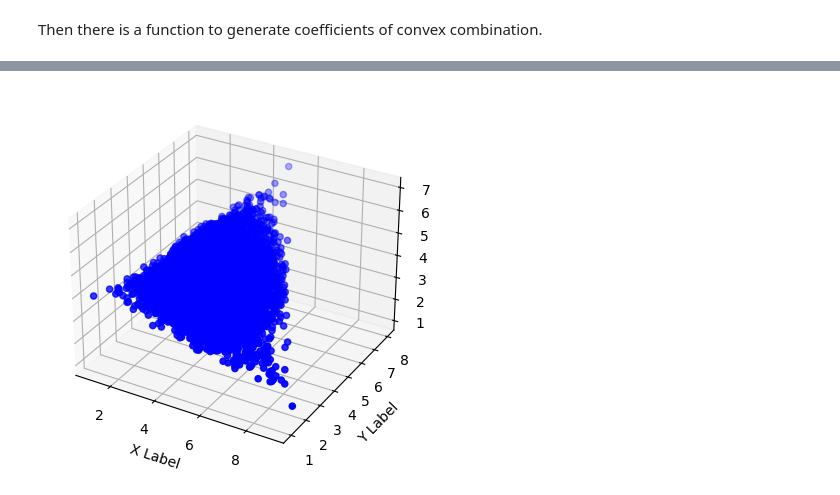
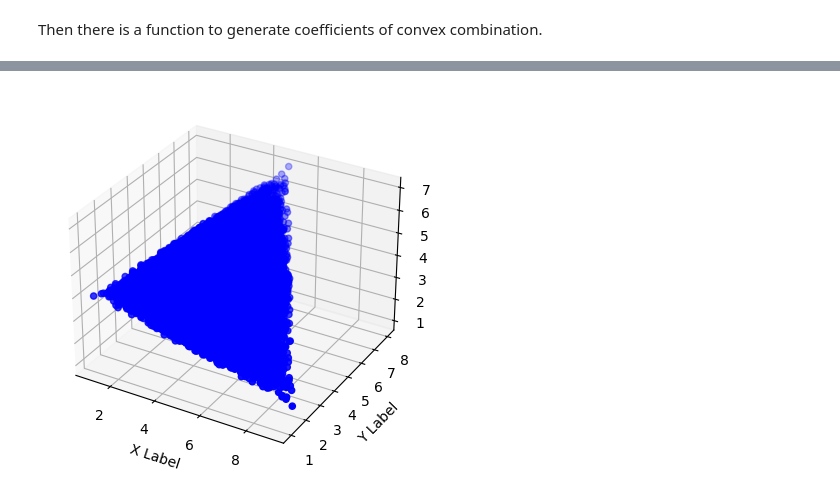
Before and after one commit to course-note-cug/CS-DAT, a Jupyter notebook: Optimization/ch1.ipynb, the cells around one changed output, grey strips where cells are left out. Drawn from its saved outputs; the diff is of its cells as text; code cells hidden in the pictures.

```diff
--- a/Optimization/ch1.ipynb
+++ b/Optimization/ch1.ipynb
@@ -151,21 +151,20 @@ plotpoints2d(result[:,0], result[:,1])
 # %%
-
-n_samples = 10000
+n_samples = 100000
 vec_0 = np.array([[9, 2, 1 ]])
 vec_1 = np.array([[4, 3, 5]])
 vec_2 = np.array([[5, 8, 7]])
 vec_3 = np.array([[1, 1, 4]])
 
 
 result = np.array([1, 1, 1, 1])[:,np.newaxis] * np.vstack([vec_0, vec_1, vec_2, vec_3])
 
 for i in range(n_samples):
     newres = gen_convex_comb(4)[:,np.newaxis] * np.vstack([vec_0, vec_1, vec_2, vec_3])
     result = np.vstack([(newres[0]+newres[1]+newres[2]+newres[3]), result])
 
 # result
 
 plt.ion()
 plotpoints3d(result[:,0], result[:,1], result[:,2])
 # %% [output]
-[figure, old version]
+[figure, new version]
```
Also changed, not shown: parts of 3 cells of this notebook, 1 other file.
